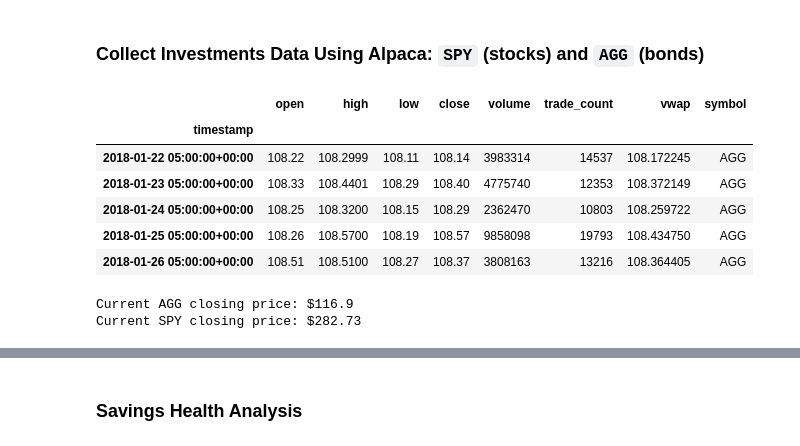
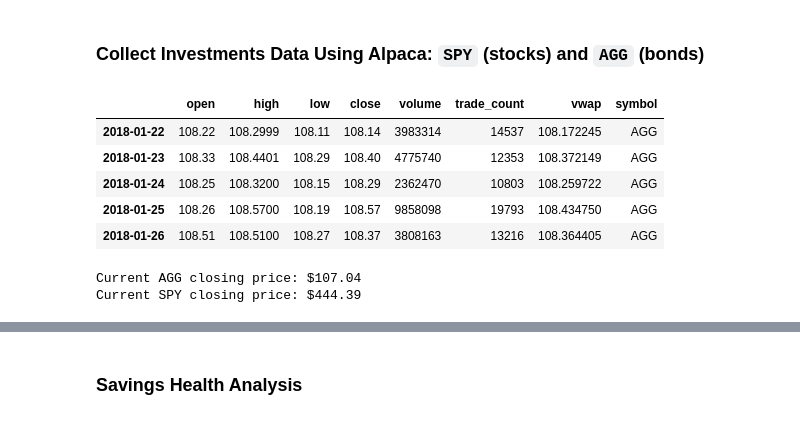
Before and after one commit to 2KAbhishek/pyfinance, a Jupyter notebook: financial-planner.ipynb, the cells around one changed output, grey strips where cells are left out. Drawn from its saved outputs; the diff is of its cells as text; code cells hidden in the pictures.

Commit message:
Get closing prices

```diff
--- a/financial-planner.ipynb
+++ b/financial-planner.ipynb
@@ -58,40 +58,45 @@ alpaca_api = REST(api_version = "v2")
 # %%
 # Format current date as ISO format
 cur_date = (date.today() - relativedelta(days=1)).isoformat()
 trading_start = (date.today() - relativedelta(months=50)).isoformat()
 cur_date = pd.Timestamp(cur_date, tz='Canada/Eastern').isoformat()
 trading_start = pd.Timestamp(trading_start, tz='Canada/Eastern').isoformat()
 
 # Set the tickers
 tickers = ["AGG", "SPY"]
 
 # Set timeframe to '1D' for Alpaca API
 timeframe = "1D"
 
 # Get current closing prices for SPY and AGG
 # (use a limit=1000 parameter to call the most recent 1000 days of data)
-df_stocks = alpaca_api.get_bars(tickers, limit=1000, start = trading_start, end = cur_date, timeframe= TimeFrame.Day).df
+stocks_df = alpaca_api.get_bars(tickers, limit=10000, start = trading_start, end = cur_date, timeframe= TimeFrame.Day).df
+
+stocks_df.index = stocks_df.index.date
 
 # Preview DataFrame
-df_stocks.head()
+stocks_df.head()
 # %% [output]
 |  | open | high | low | close | volume | trade_count | vwap | symbol |
-| timestamp |  |  |  |  |  |  |  |  |
-| 2018-01-22 05:00:00+00:00 | 108.22 | 108.2999 | 108.11 | 108.14 | 3983314 | 14537 | 108.172245 | AGG |
-| 2018-01-23 05:00:00+00:00 | 108.33 | 108.4401 | 108.29 | 108.40 | 4775740 | 12353 | 108.372149 | AGG |
-| 2018-01-24 05:00:00+00:00 | 108.25 | 108.3200 | 108.15 | 108.29 | 2362470 | 10803 | 108.259722 | AGG |
-| 2018-01-25 05:00:00+00:00 | 108.26 | 108.5700 | 108.19 | 108.57 | 9858098 | 19793 | 108.434750 | AGG |
-| 2018-01-26 05:00:00+00:00 | 108.51 | 108.5100 | 108.27 | 108.37 | 3808163 | 13216 | 108.364405 | AGG |
+| 2018-01-22 | 108.22 | 108.2999 | 108.11 | 108.14 | 3983314 | 14537 | 108.172245 | AGG |
+| 2018-01-23 | 108.33 | 108.4401 | 108.29 | 108.40 | 4775740 | 12353 | 108.372149 | AGG |
+| 2018-01-24 | 108.25 | 108.3200 | 108.15 | 108.29 | 2362470 | 10803 | 108.259722 | AGG |
+| 2018-01-25 | 108.26 | 108.5700 | 108.19 | 108.57 | 9858098 | 19793 | 108.434750 | AGG |
+| 2018-01-26 | 108.51 | 108.5100 | 108.27 | 108.37 | 3808163 | 13216 | 108.364405 | AGG |
 # %%
 # Pick AGG and SPY close prices
-# YOUR CODE HERE!
+agg_df = stocks_df[(stocks_df.symbol == "AGG")]
+agg_close_price = agg_df["close"].iloc[-1]
+
+spy_df = stocks_df[(stocks_df.symbol == "SPY")]
+spy_close_price = spy_df["close"].iloc[-1]
 
 # Print AGG and SPY close prices
 print(f"Current AGG closing price: ${agg_close_price}")
 print(f"Current SPY closing price: ${spy_close_price}")
 # %% [output]
-Current AGG closing price: $116.9
-Current SPY closing price: $282.73
+Current AGG closing price: $107.04
+Current SPY closing price: $444.39
 # %%
 # Compute the current value of shares
 # YOUR CODE HERE!
```
Also changed, not shown: parts of 2 cells of this notebook.
